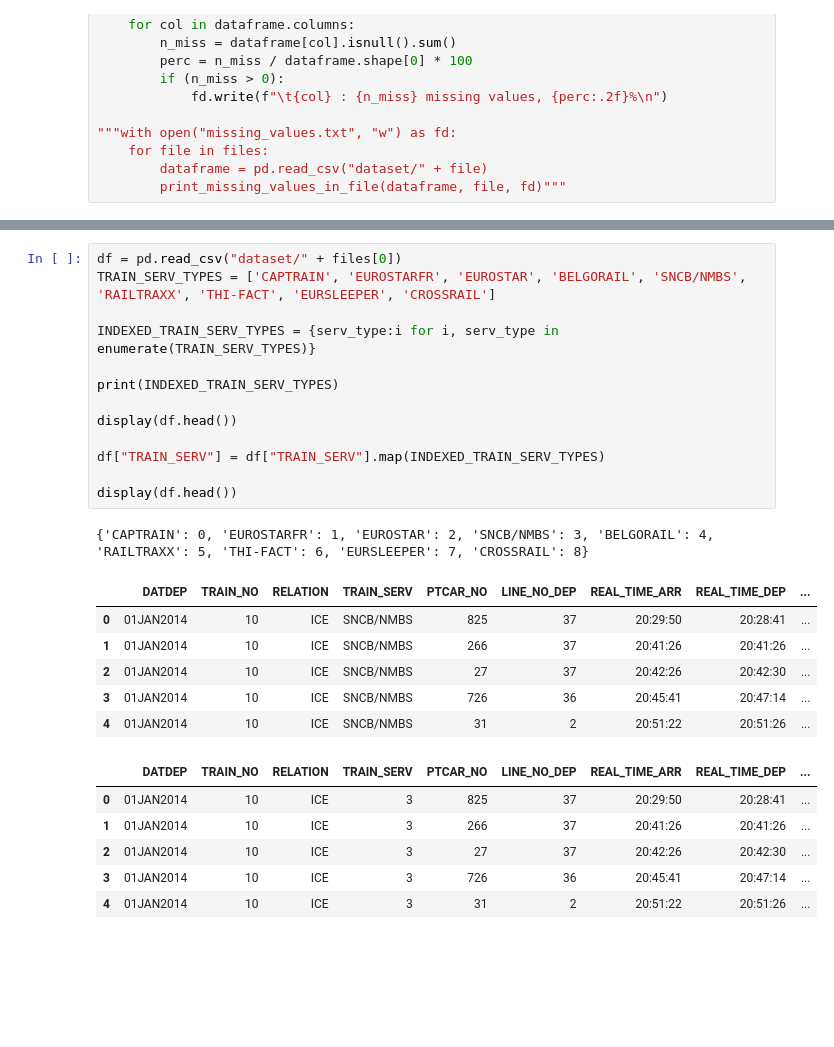
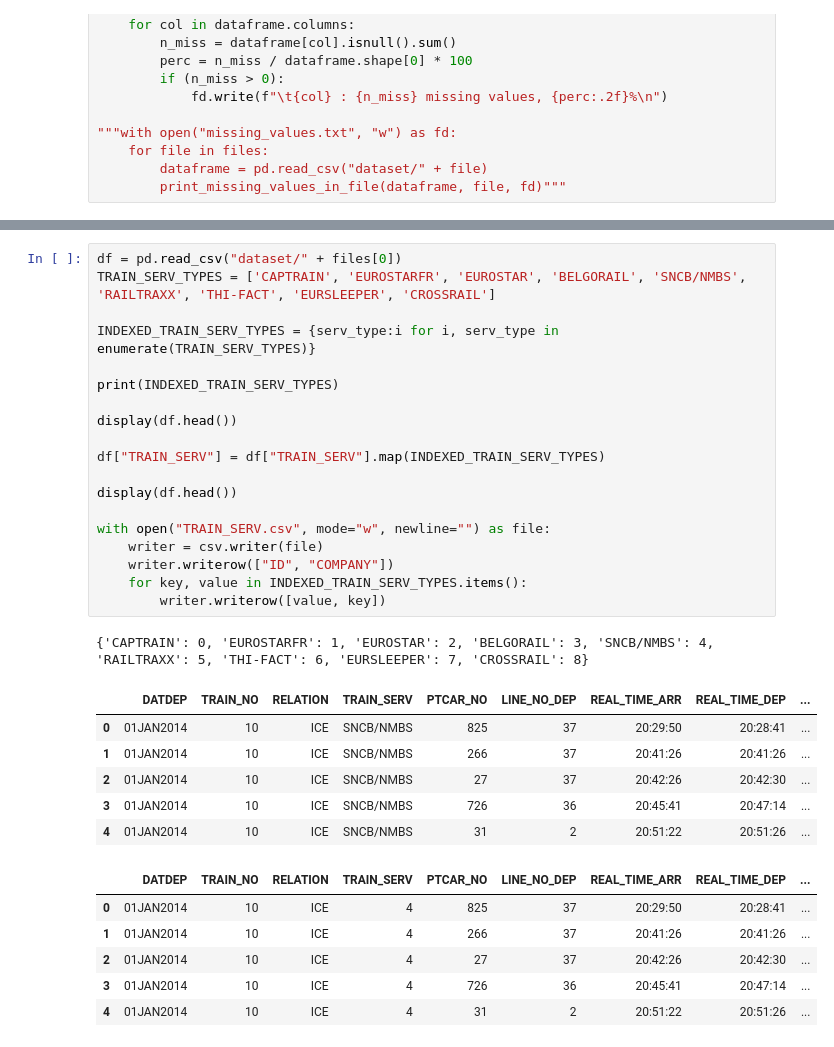
Before and after one commit to LeiY769/DataProject, a Jupyter notebook: view.ipynb, the cells around one changed output, grey strips where cells are left out. Cells and saved outputs as stored; diff of their text form; blank space fills up the shorter version.

```diff
--- a/view.ipynb
+++ b/view.ipynb
@@ -90,27 +91,33 @@ print(TRAIN_SERV_TYPES)
 # %%
 df = pd.read_csv("dataset/" + files[0])
 TRAIN_SERV_TYPES = ['CAPTRAIN', 'EUROSTARFR', 'EUROSTAR', 'BELGORAIL', 'SNCB/NMBS', 'RAILTRAXX', 'THI-FACT', 'EURSLEEPER', 'CROSSRAIL']
 
 INDEXED_TRAIN_SERV_TYPES = {serv_type:i for i, serv_type in enumerate(TRAIN_SERV_TYPES)}
 
 print(INDEXED_TRAIN_SERV_TYPES)
 
 display(df.head())
 
 df["TRAIN_SERV"] = df["TRAIN_SERV"].map(INDEXED_TRAIN_SERV_TYPES)
 
 display(df.head())
+
+with open("TRAIN_SERV.csv", mode="w", newline="") as file:
+    writer = csv.writer(file)
+    writer.writerow(["ID", "COMPANY"])
+    for key, value in INDEXED_TRAIN_SERV_TYPES.items():
+        writer.writerow([value, key])
 # %% [output]
-{'CAPTRAIN': 0, 'EUROSTARFR': 1, 'EUROSTAR': 2, 'SNCB/NMBS': 3, 'BELGORAIL': 4, 'RAILTRAXX': 5, 'THI-FACT': 6, 'EURSLEEPER': 7, 'CROSSRAIL': 8}
+{'CAPTRAIN': 0, 'EUROSTARFR': 1, 'EUROSTAR': 2, 'BELGORAIL': 3, 'SNCB/NMBS': 4, 'RAILTRAXX': 5, 'THI-FACT': 6, 'EURSLEEPER': 7, 'CROSSRAIL': 8}
 |  | DATDEP | TRAIN_NO | RELATION | TRAIN_SERV | PTCAR_NO | LINE_NO_DEP | REAL_TIME_ARR | REAL_TIME_DEP | ... |
 | 0 | 01JAN2014 | 10 | ICE | SNCB/NMBS | 825 | 37 | 20:29:50 | 20:28:41 | ... |
 | 1 | 01JAN2014 | 10 | ICE | SNCB/NMBS | 266 | 37 | 20:41:26 | 20:41:26 | ... |
 | 2 | 01JAN2014 | 10 | ICE | SNCB/NMBS | 27 | 37 | 20:42:26 | 20:42:30 | ... |
 | 3 | 01JAN2014 | 10 | ICE | SNCB/NMBS | 726 | 36 | 20:45:41 | 20:47:14 | ... |
 | 4 | 01JAN2014 | 10 | ICE | SNCB/NMBS | 31 | 2 | 20:51:22 | 20:51:26 | ... |
 |  | DATDEP | TRAIN_NO | RELATION | TRAIN_SERV | PTCAR_NO | LINE_NO_DEP | REAL_TIME_ARR | REAL_TIME_DEP | ... |
-| 0 | 01JAN2014 | 10 | ICE | 3 | 825 | 37 | 20:29:50 | 20:28:41 | ... |
-| 1 | 01JAN2014 | 10 | ICE | 3 | 266 | 37 | 20:41:26 | 20:41:26 | ... |
-| 2 | 01JAN2014 | 10 | ICE | 3 | 27 | 37 | 20:42:26 | 20:42:30 | ... |
-| 3 | 01JAN2014 | 10 | ICE | 3 | 726 | 36 | 20:45:41 | 20:47:14 | ... |
-| 4 | 01JAN2014 | 10 | ICE | 3 | 31 | 2 | 20:51:22 | 20:51:26 | ... |
+| 0 | 01JAN2014 | 10 | ICE | 4 | 825 | 37 | 20:29:50 | 20:28:41 | ... |
+| 1 | 01JAN2014 | 10 | ICE | 4 | 266 | 37 | 20:41:26 | 20:41:26 | ... |
+| 2 | 01JAN2014 | 10 | ICE | 4 | 27 | 37 | 20:42:26 | 20:42:30 | ... |
+| 3 | 01JAN2014 | 10 | ICE | 4 | 726 | 36 | 20:45:41 | 20:47:14 | ... |
+| 4 | 01JAN2014 | 10 | ICE | 4 | 31 | 2 | 20:51:22 | 20:51:26 | ... |
```
Also changed, not shown: parts of 7 cells of this notebook, 3 other files.
